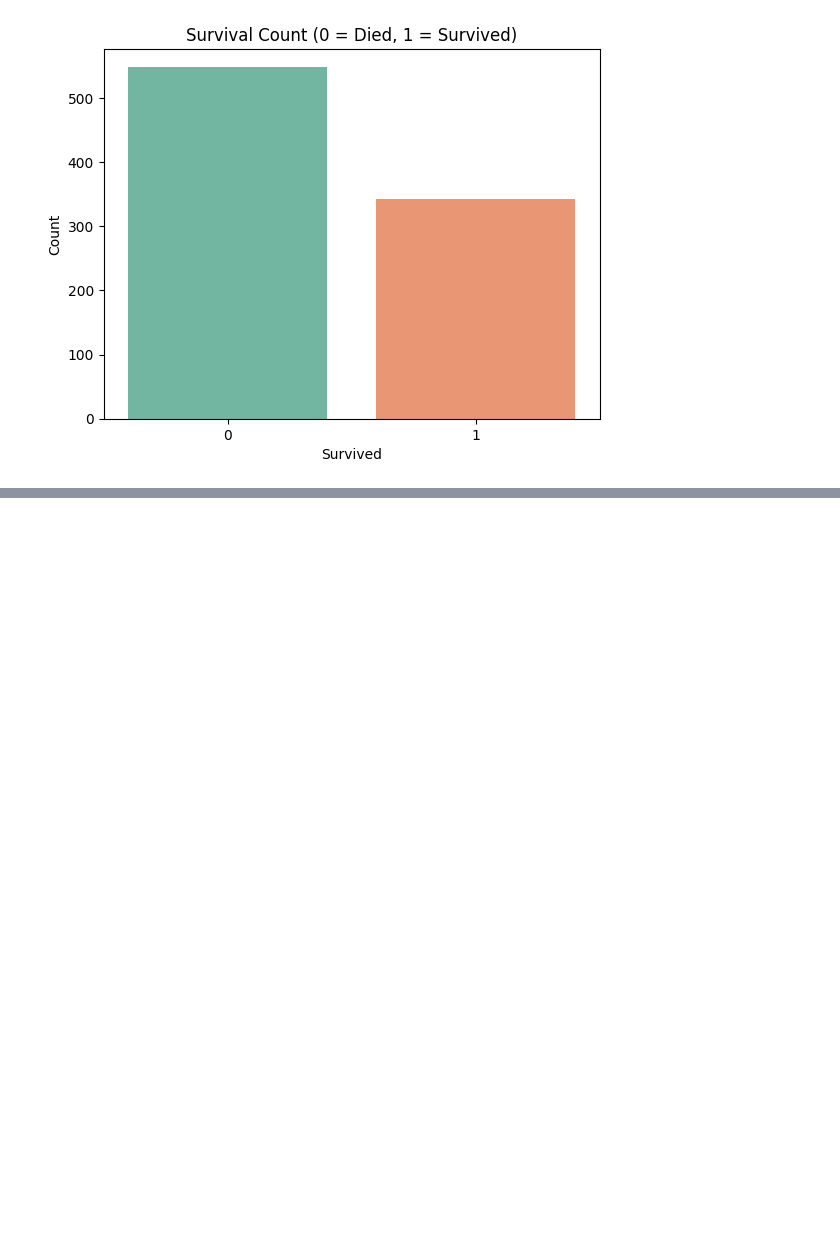
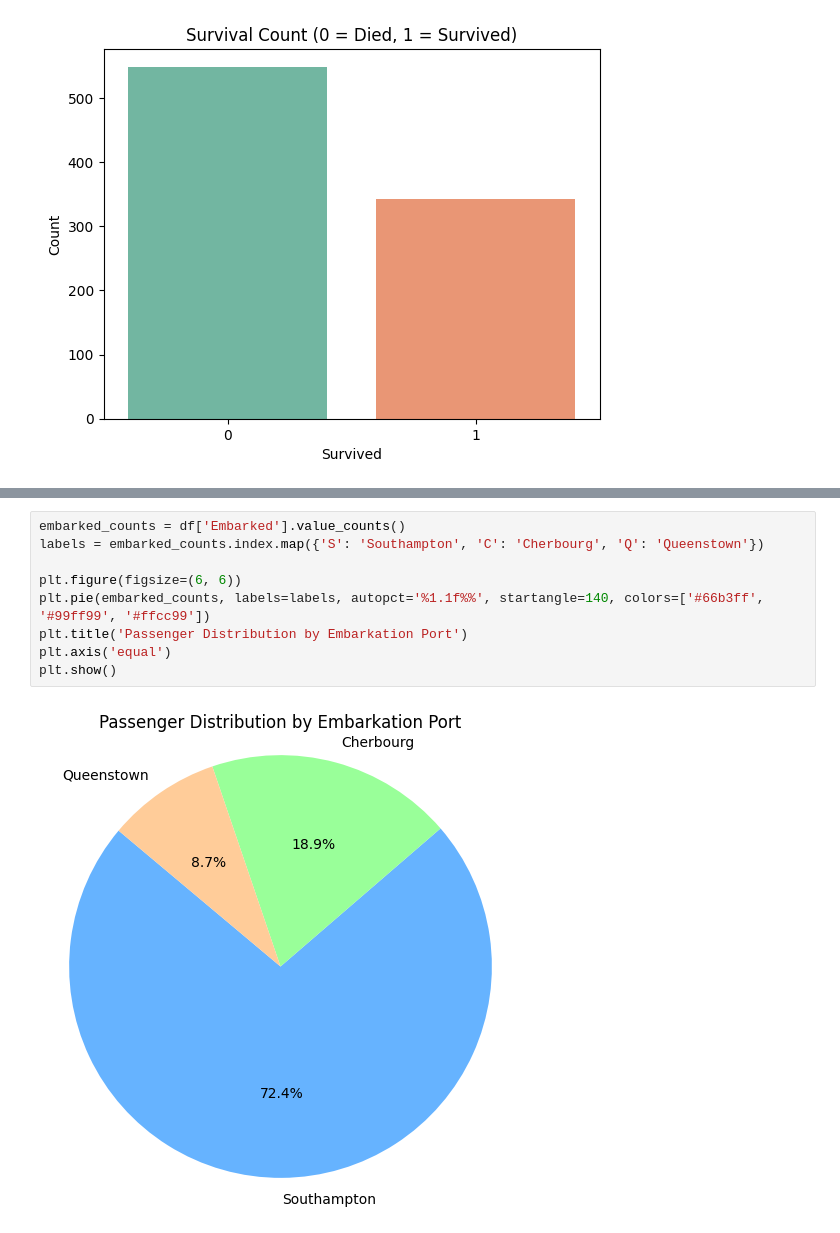
Before and after one commit to vivek-sahane/Machine-Learning-Lab, a Jupyter notebook: assignment1/basic.ipynb, the cells around one changed output, grey strips where cells are left out. Drawn from its saved outputs; the diff is of its cells as text; blank space fills up the shorter version.

```diff
--- a/assignment1/basic.ipynb
+++ b/assignment1/basic.ipynb
@@ -221,0 +242,11 @@ Passing `palette` without assigning `hue` is deprecated and will be removed in v
+# %%
+embarked_counts = df['Embarked'].value_counts()
+labels = embarked_counts.index.map({'S': 'Southampton', 'C': 'Cherbourg', 'Q': 'Queenstown'})
+
+plt.figure(figsize=(6, 6))
+plt.pie(embarked_counts, labels=labels, autopct='%1.1f%%', startangle=140, colors=['#66b3ff', '#99ff99', '#ffcc99'])
+plt.title('Passenger Distribution by Embarkation Port')
+plt.axis('equal')
+plt.show()
+# %% [output]
+[figure, added]
```
Also changed, not shown: parts of 5 cells of this notebook.
